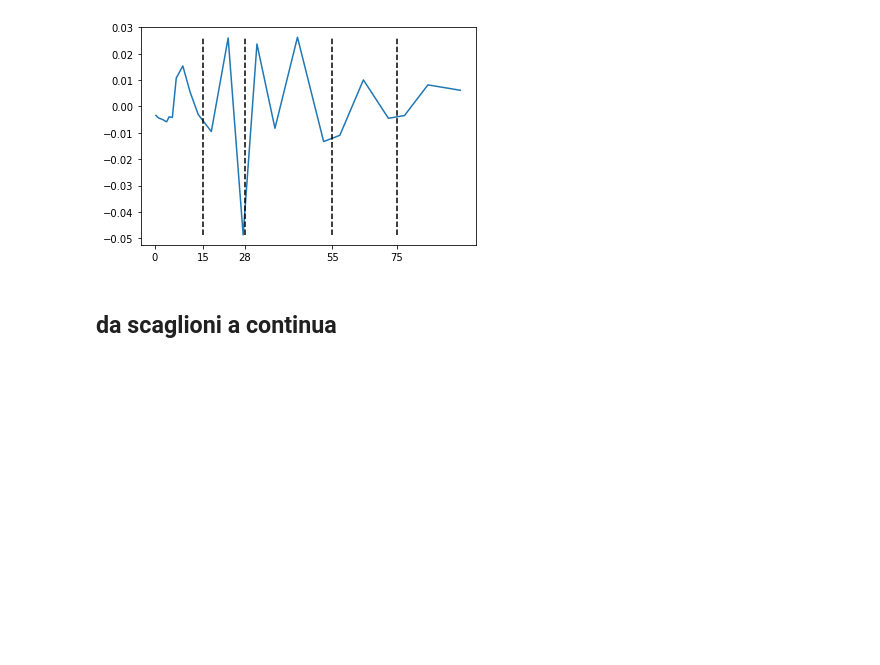
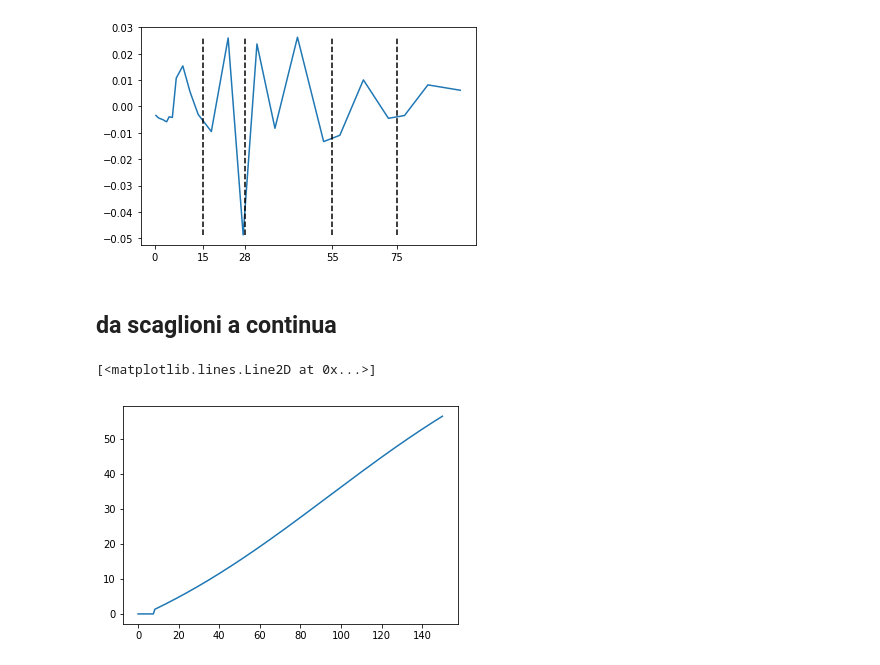
Before and after one commit to vlavorini/studio_irpef, a Jupyter notebook: primo.ipynb, the cells around one changed output. Drawn from its saved outputs; the diff is of its cells as text; code cells hidden in the pictures; blank space fills up the shorter version.

```diff
--- a/primo.ipynb
+++ b/primo.ipynb
@@ -272,3 +259,36 @@ plt.show()
 [figure]
 # %% [markdown]
 ## da scaglioni a continua
+# %%
+
+
+def calc_nuova_irpef(x, p0, p1, p2, sc_min, sc_max, coda_vecchia = False):
+    zeros = x>no_tax
+    x_scaled, _, _ = scale(x, 1, sc_min, sc_max )
+    calculated = fit_tax(x_scaled, p0, p1, p2) * zeros
+    if coda_vecchia is False:
+        return calculated
+    tokeep_pos = np.argmin(x<75)
+    high_income = []
+    for data in x[tokeep_pos:]:
+        high_income.append(calc_irpef(data))
+
+    # eliminiamo discontinuità
+    last_tokeep = calculated[tokeep_pos]
+
+    salto = last_tokeep-high_income[0]
+    #print ( last_tokeep, high_income[0], salto)
+    #print (high_income)
+    high_income += salto
+    print(salto)
+    #print (high_income)
+
+    exp_calc = np.concatenate([calculated[:tokeep_pos], high_income])
+
+    return exp_calc
+
+y_temp = calc_nuova_irpef(ascisse_cont, pars[0], pars[1], pars[2], fit_sc_min, fit_sc_max)
+plt.plot(ascisse_cont, y_temp)
+# %% [output]
+[<matplotlib.lines.Line2D at 0x...>]
+[figure, added]
```
Also changed, not shown: parts of 11 cells of this notebook.
